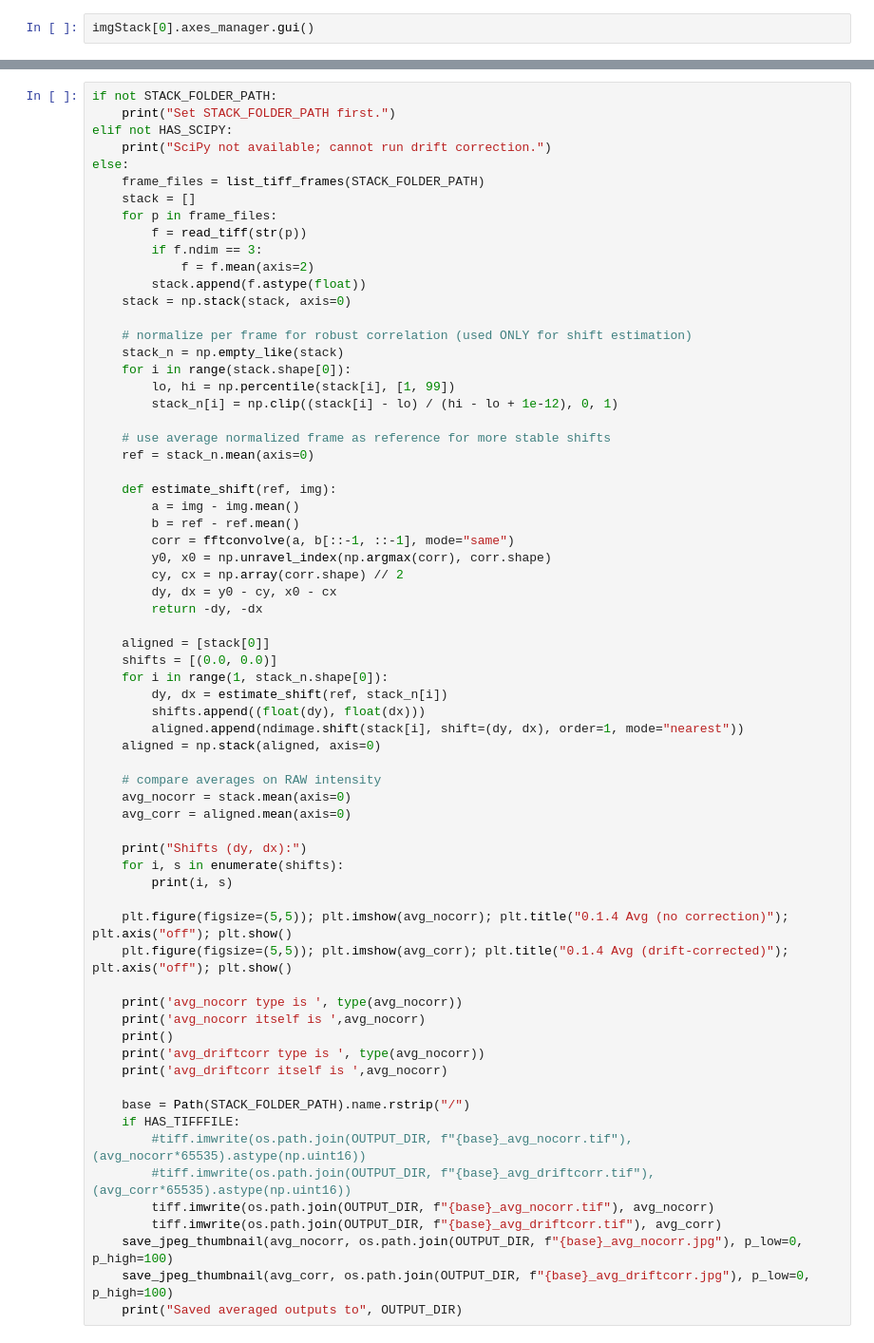
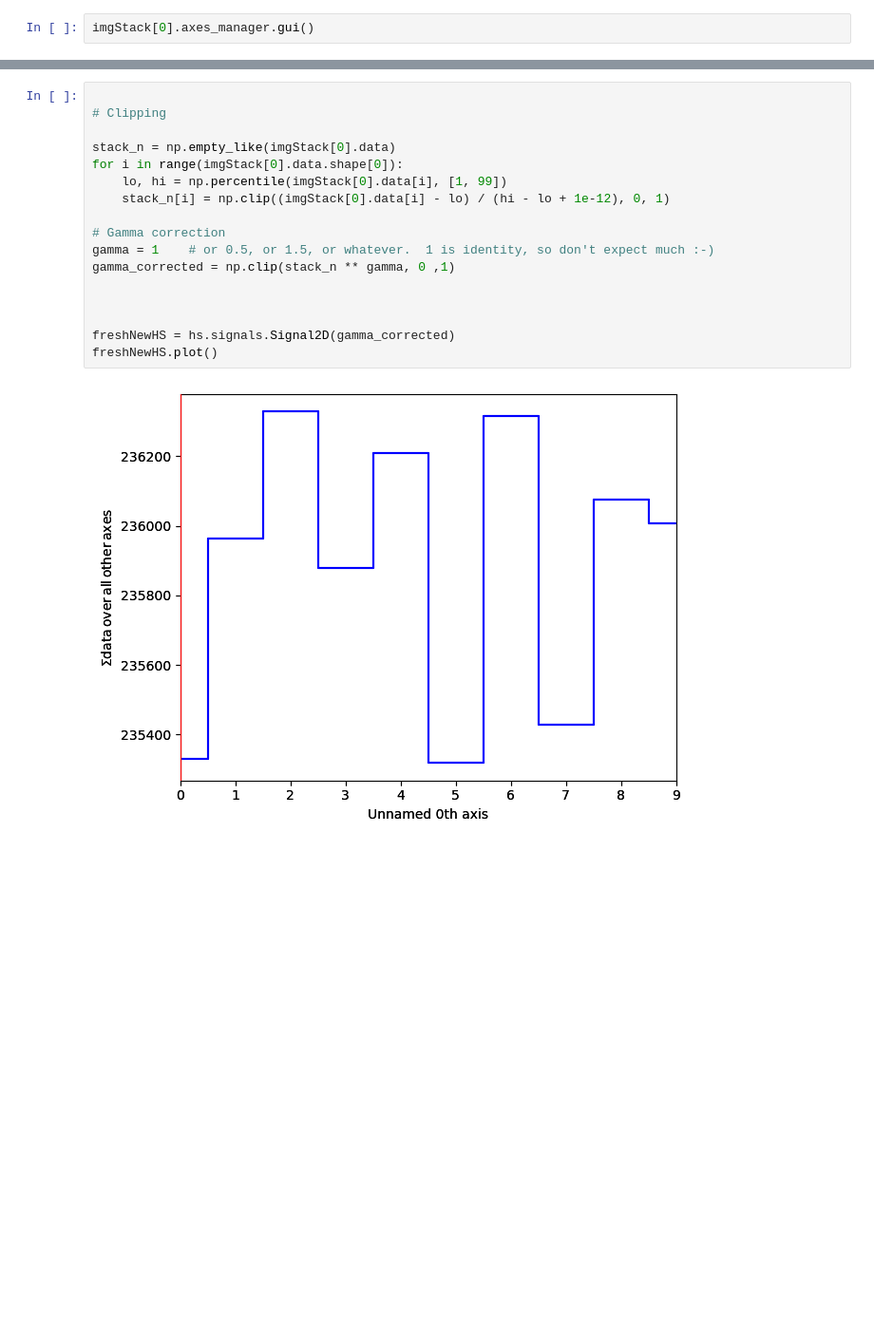
Before and after one commit to RENCI-NRIG/CITEAM, a Jupyter notebook: notebooks/HyperspyExperiments.ipynb, the cells around one changed output, grey strips where cells are left out. Shown at 95% size. Cells and saved outputs as stored; diff of their text form; blank space fills up the shorter version.

```diff
--- a/notebooks/HyperspyExperiments.ipynb
+++ b/notebooks/HyperspyExperiments.ipynb
@@ -364,67 +255,19 @@ else:
 # %%
-if not STACK_FOLDER_PATH:
-    print("Set STACK_FOLDER_PATH first.")
-elif not HAS_SCIPY:
-    print("SciPy not available; cannot run drift correction.")
-else:
-    frame_files = list_tiff_frames(STACK_FOLDER_PATH)
-    stack = []
-    for p in frame_files:
-        f = read_tiff(str(p))
-        if f.ndim == 3:
-            f = f.mean(axis=2)
-        stack.append(f.astype(float))
-    stack = np.stack(stack, axis=0)
 
-    # normalize per frame for robust correlation (used ONLY for shift estimation)
-    stack_n = np.empty_like(stack)
-    for i in range(stack.shape[0]):
-        lo, hi = np.percentile(stack[i], [1, 99])
-        stack_n[i] = np.clip((stack[i] - lo) / (hi - lo + 1e-12), 0, 1)
+# Clipping
 
-    # use average normalized frame as reference for more stable shifts
-    ref = stack_n.mean(axis=0)
+stack_n = np.empty_like(imgStack[0].data)
+for i in range(imgStack[0].data.shape[0]):
+    lo, hi = np.percentile(imgStack[0].data[i], [1, 99])
+    stack_n[i] = np.clip((imgStack[0].data[i] - lo) / (hi - lo + 1e-12), 0, 1)
 
-    def estimate_shift(ref, img):
-        a = img - img.mean()
-        b = ref - ref.mean()
-        corr = fftconvolve(a, b[::-1, ::-1], mode="same")
-        y0, x0 = np.unravel_index(np.argmax(corr), corr.shape)
-        cy, cx = np.array(corr.shape) // 2
-        dy, dx = y0 - cy, x0 - cx
-        return -dy, -dx
+# Gamma correction
+gamma = 1    # or 0.5, or 1.5, or whatever.  1 is identity, so don't expect much :-)
+gamma_corrected = np.clip(stack_n ** gamma, 0 ,1)
 
-    aligned = [stack[0]]
-    shifts = [(0.0, 0.0)]
-    for i in range(1, stack_n.shape[0]):
-        dy, dx = estimate_shift(ref, stack_n[i])
-        shifts.append((float(dy), float(dx)))
-        aligned.append(ndimage.shift(stack[i], shift=(dy, dx), order=1, mode="nearest"))
-    aligned = np.stack(aligned, axis=0)
 
-    # compare averages on RAW intensity
-    avg_nocorr = stack.mean(axis=0)
-    avg_corr = aligned.mean(axis=0)
 
-    print("Shifts (dy, dx):")
-    for i, s in enumerate(shifts):
-        print(i, s)
-
-    plt.figure(figsize=(5,5)); plt.imshow(avg_nocorr); plt.title("0.1.4 Avg (no correction)"); plt.axis("off"); plt.show()
-    plt.figure(figsize=(5,5)); plt.imshow(avg_corr); plt.title("0.1.4 Avg (drift-corrected)"); plt.axis("off"); plt.show()
-
-    print('avg_nocorr type is ', type(avg_nocorr))
-    print('avg_nocorr itself is ',avg_nocorr)
-    print()
-    print('avg_driftcorr type is ', type(avg_nocorr))
-    print('avg_driftcorr itself is ',avg_nocorr)
-
-    base = Path(STACK_FOLDER_PATH).name.rstrip("/")
-    if HAS_TIFFFILE:
-        #tiff.imwrite(os.path.join(OUTPUT_DIR, f"{base}_avg_nocorr.tif"), (avg_nocorr*65535).astype(np.uint16))
-        #tiff.imwrite(os.path.join(OUTPUT_DIR, f"{base}_avg_driftcorr.tif"), (avg_corr*65535).astype(np.uint16))
-        tiff.imwrite(os.path.join(OUTPUT_DIR, f"{base}_avg_nocorr.tif"), avg_nocorr)
-        tiff.imwrite(os.path.join(OUTPUT_DIR, f"{base}_avg_driftcorr.tif"), avg_corr)
-    save_jpeg_thumbnail(avg_nocorr, os.path.join(OUTPUT_DIR, f"{base}_avg_nocorr.jpg"), p_low=0, p_high=100)
-    save_jpeg_thumbnail(avg_corr, os.path.join(OUTPUT_DIR, f"{base}_avg_driftcorr.jpg"), p_low=0, p_high=100)
-    print("Saved averaged outputs to", OUTPUT_DIR)
+freshNewHS = hs.signals.Signal2D(gamma_corrected)
+freshNewHS.plot()
+# %% [output]
+[figure, added]
```
Also changed, not shown: parts of 31 cells of this notebook.
